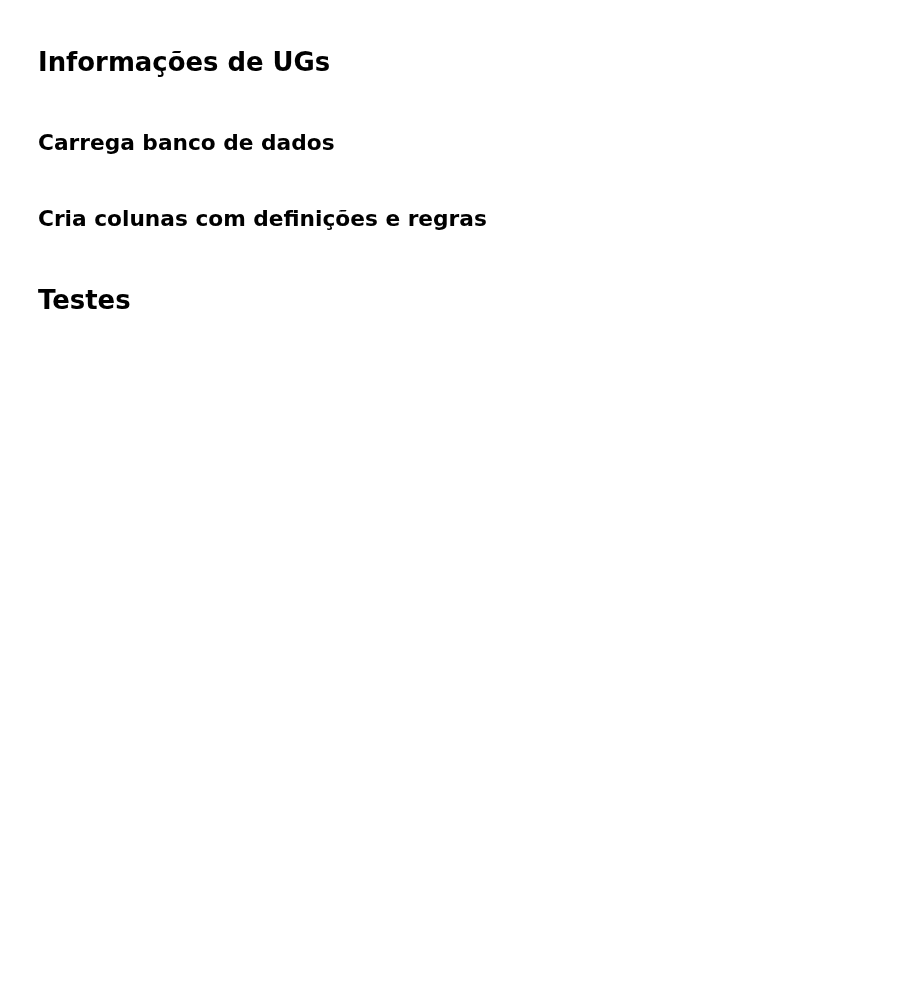
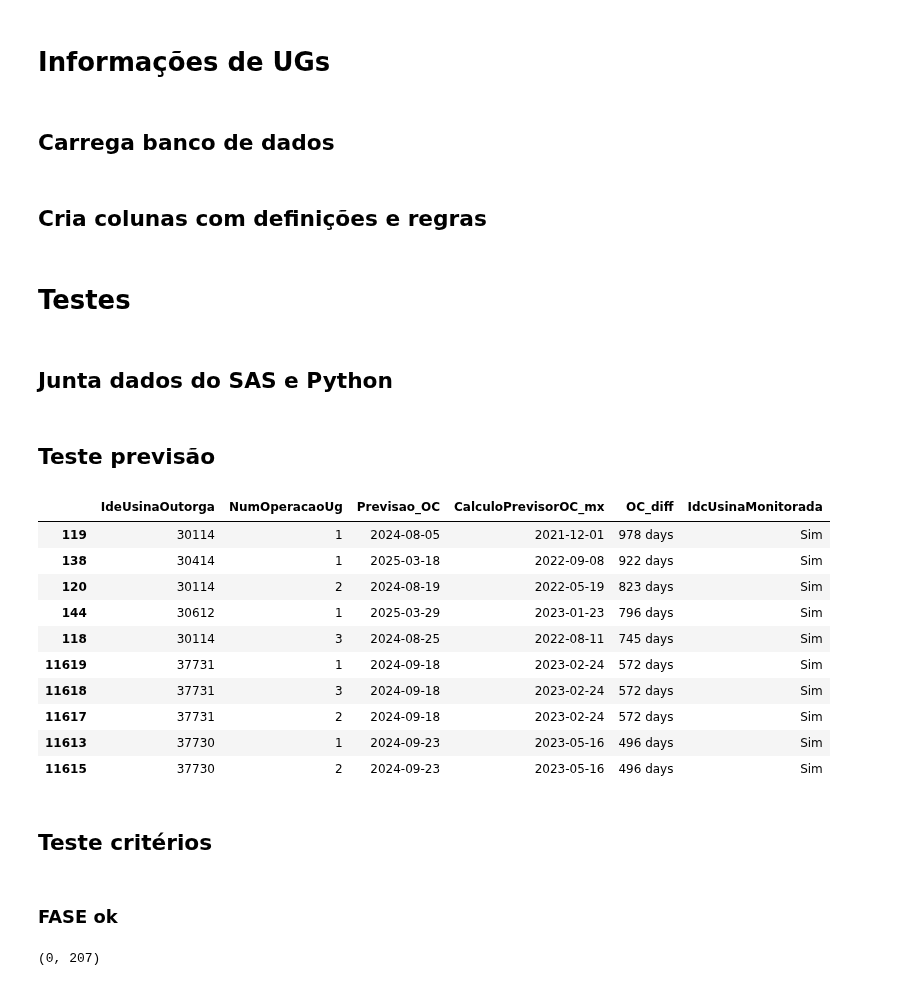
Before and after one commit to Vinicius667/Previsor, a Jupyter notebook: App/Previsor_teste3.ipynb, the cells around one changed output. Saved outputs shown, nothing was run; the diff lists cells and outputs as text; code cells hidden in the pictures; blank space fills up the shorter version.

```diff
--- a/App/Previsor_teste3.ipynb
+++ b/App/Previsor_teste3.ipynb
@@ -50,7 +52,7 @@ monitoramentoleilao = monitoramentoleilao.loc[monitoramentoleilao.groupby('IdeUs
 df_usina = pd.merge(df_usina,monitoramentoleilao,how="left",on="IdeUsinaOutorga")
 # %%
 # Carrega BD vrapeelcronograma => rapeel_cronograma
-cols = ['IdeUsinaOutorga','DthEnvio','DatRealizacaoII','DatPrevistaAprovacaoIII','DatRealizacaoIII','DatRealizacaoIX','DatRealizacaoXI','DatRealizacaoXIII','DatRealizacaoXIV','DatRealizacaoXII','DatRealizacaoVII','DatRealizacaoVIII','DatRealizacaoVI','DatRealizacaoX','DatRealizacaoV','DatRealizacaoIV']
+cols = ['IdeUsinaOutorga','CodCeg','DthEnvio','DatRealizacaoII','DatPrevistaAprovacaoIII','DatRealizacaoIII','DatRealizacaoIX','DatRealizacaoXI','DatRealizacaoXIII','DatRealizacaoXIV','DatRealizacaoXII','DatRealizacaoVII','DatRealizacaoVIII','DatRealizacaoVI','DatRealizacaoX','DatRealizacaoV','DatRealizacaoIV']
 rename_cols = {
         'DatRealizacaoII' : 'canteiroReal',
         'DatPrevistaAprovacaoIII' : 'prev_IO',
@@ -607,3 +609,47 @@ list_values = [
 df_ug['dscjustificativaregranova'] = np.select(list_condicoes,list_values)
 # %% [markdown]
 # Testes
+# %% [markdown]
+## Junta dados do SAS e Python
+# %%
+criterios_da_previsao_sas = load_pickle('./criterios_da_previsao_sas.pickle')
+tabela_criterio_sas = load_pickle('./tabela_criterio_sas.pickle')
+criterios_da_previsao_sas = pd.merge(criterios_da_previsao_sas,tabela_criterio_sas,on="IdeUsinaOutorga").rename(columns={'NumUgUsina':'NumOperacaoUg'})
+
+criterios_da_previsao_sas['SAS'] = True
+criterios_da_previsao_sas.CalculoPrevisorOC_mx = criterios_da_previsao_sas.CalculoPrevisorOC_mx.dt.normalize()
+df_ug["PY"] = True
+# %%
+criterios_da_previsao_sas.DscJustificativaPMO = criterios_da_previsao_sas.DscJustificativaPMO.str.replace('_x0020_',' ')
+criterios_da_previsao_sas.DscJustificativaPMO = criterios_da_previsao_sas.DscJustificativaPMO.str.replace('_x002F_','/')
+criterios_da_previsao_sas.DscJustificativaRegranova = criterios_da_previsao_sas.DscJustificativaRegranova.str.replace('_x0020_',' ')
+criterios_da_previsao_sas.DscJustificativaRegranova = criterios_da_previsao_sas.DscJustificativaRegranova.str.replace('_x002F_','/')
+criterios_da_previsao_sas.DscJustificativaRegranova = criterios_da_previsao_sas.DscJustificativaRegranova.str.replace('_x0028_','(')
+criterios_da_previsao_sas.DscJustificativaRegranova = criterios_da_previsao_sas.DscJustificativaRegranova.str.replace('_x0029_',')')
+# %%
+merge = pd.merge(df_ug,criterios_da_previsao_sas,on=['IdeUsinaOutorga','NumOperacaoUg'],suffixes=('_py','_sas'),how='outer')
+merge['OC_diff'] = merge.Previsao_OC - merge.CalculoPrevisorOC_mx
+# %% [markdown]
+## Teste previsão
+# %%
+merge[['IdeUsinaOutorga','NumOperacaoUg'] + [ 'Previsao_OC','CalculoPrevisorOC_mx','OC_diff','IdcUsinaMonitorada']].sort_values(by='OC_diff',ascending=False).head(10)
+# %% [output]
+|  | IdeUsinaOutorga | NumOperacaoUg | Previsao_OC | CalculoPrevisorOC_mx | OC_diff | IdcUsinaMonitorada |
+| 119 | 30114 | 1 | 2024-08-05 | 2021-12-01 | 978 days | Sim |
+| 138 | 30414 | 1 | 2025-03-18 | 2022-09-08 | 922 days | Sim |
+| 120 | 30114 | 2 | 2024-08-19 | 2022-05-19 | 823 days | Sim |
+| 144 | 30612 | 1 | 2025-03-29 | 2023-01-23 | 796 days | Sim |
+| 118 | 30114 | 3 | 2024-08-25 | 2022-08-11 | 745 days | Sim |
+| 11619 | 37731 | 1 | 2024-09-18 | 2023-02-24 | 572 days | Sim |
+| 11618 | 37731 | 3 | 2024-09-18 | 2023-02-24 | 572 days | Sim |
+| 11617 | 37731 | 2 | 2024-09-18 | 2023-02-24 | 572 days | Sim |
+| 11613 | 37730 | 1 | 2024-09-23 | 2023-05-16 | 496 days | Sim |
+| 11615 | 37730 | 2 | 2024-09-23 | 2023-05-16 | 496 days | Sim |
+# %% [markdown]
+## Teste critérios
+# %% [markdown]
+### FASE ok
+# %%
+merge[merge.FASE_py != merge.FASE_sas].shape
+# %% [output]
+(0, 207)
```
Also changed, not shown: parts of 14 cells of this notebook.
